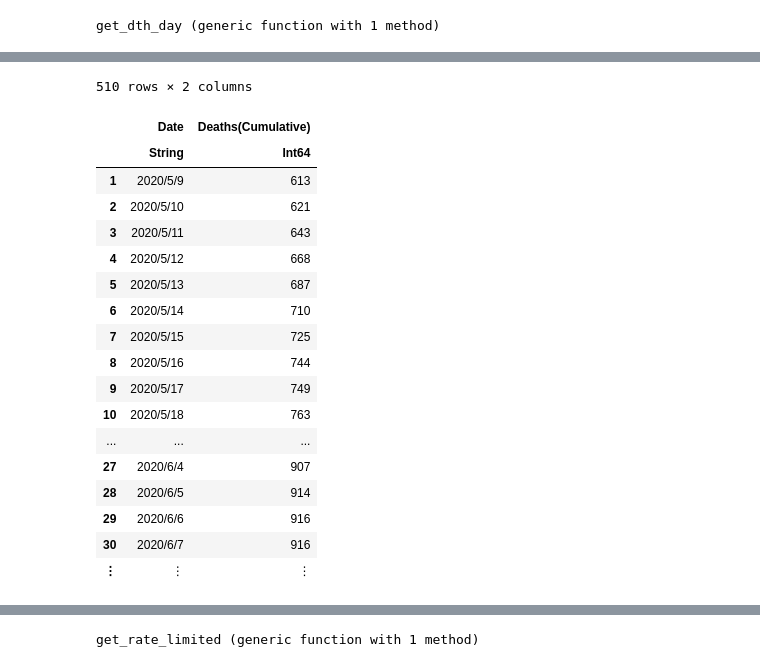
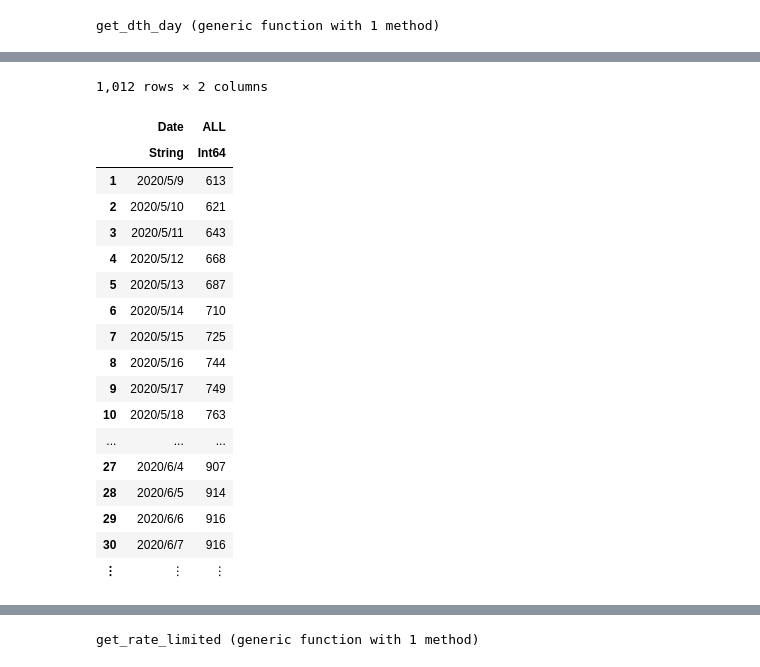
Before and after one commit to ume77/covid_19_jp_statistic, a Jupyter notebook: covid_19_jp.ipynb, the cells around one changed output, grey strips where cells are left out. Drawn from its saved outputs; the diff is of its cells as text; code cells hidden in the pictures.

```diff
--- a/covid_19_jp.ipynb
+++ b/covid_19_jp.ipynb
@@ -260,10 +260,10 @@ df_svr = df_svr[df_svr.Prefecture.=="ALL", [:"Date",:"Severe cases"]]
 | 30 | 2020/6/7 | 99 |
 | ⋮ | ⋮ | ⋮ |
 # %%
-df_dth = df_dth[df_dth.Prefecture.=="ALL", [:"Date",:"Deaths(Cumulative)"]]
+df_dth = df_dth[:, [:"Date",:"ALL"]]
 # %% [output]
-510 rows × 2 columns
+1,012 rows × 2 columns
-|  | Date | Deaths(Cumulative) |
+|  | Date | ALL |
 |  | String | Int64 |
 | 1 | 2020/5/9 | 613 |
 | 2 | 2020/5/10 | 621 |
```
Also changed, not shown: parts of 30 cells of this notebook, 4 other files.
